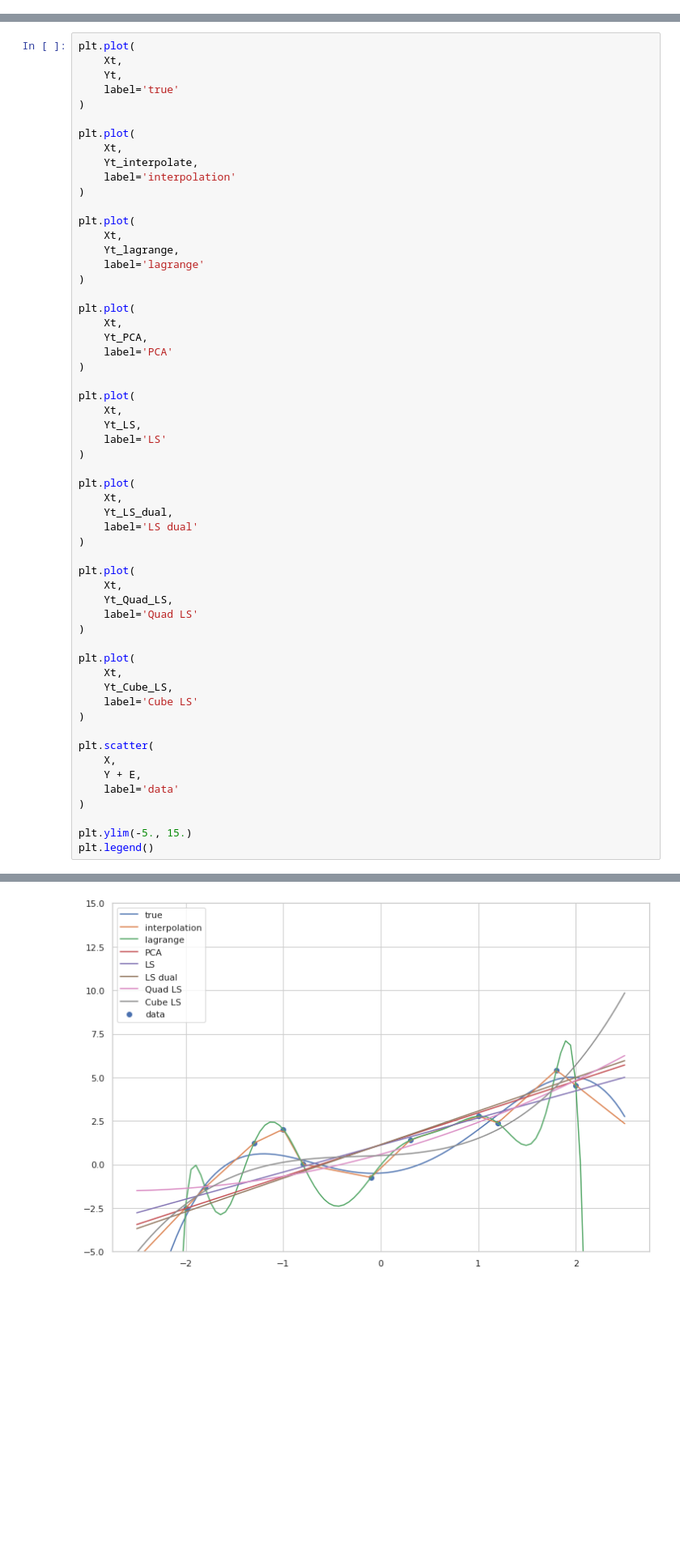
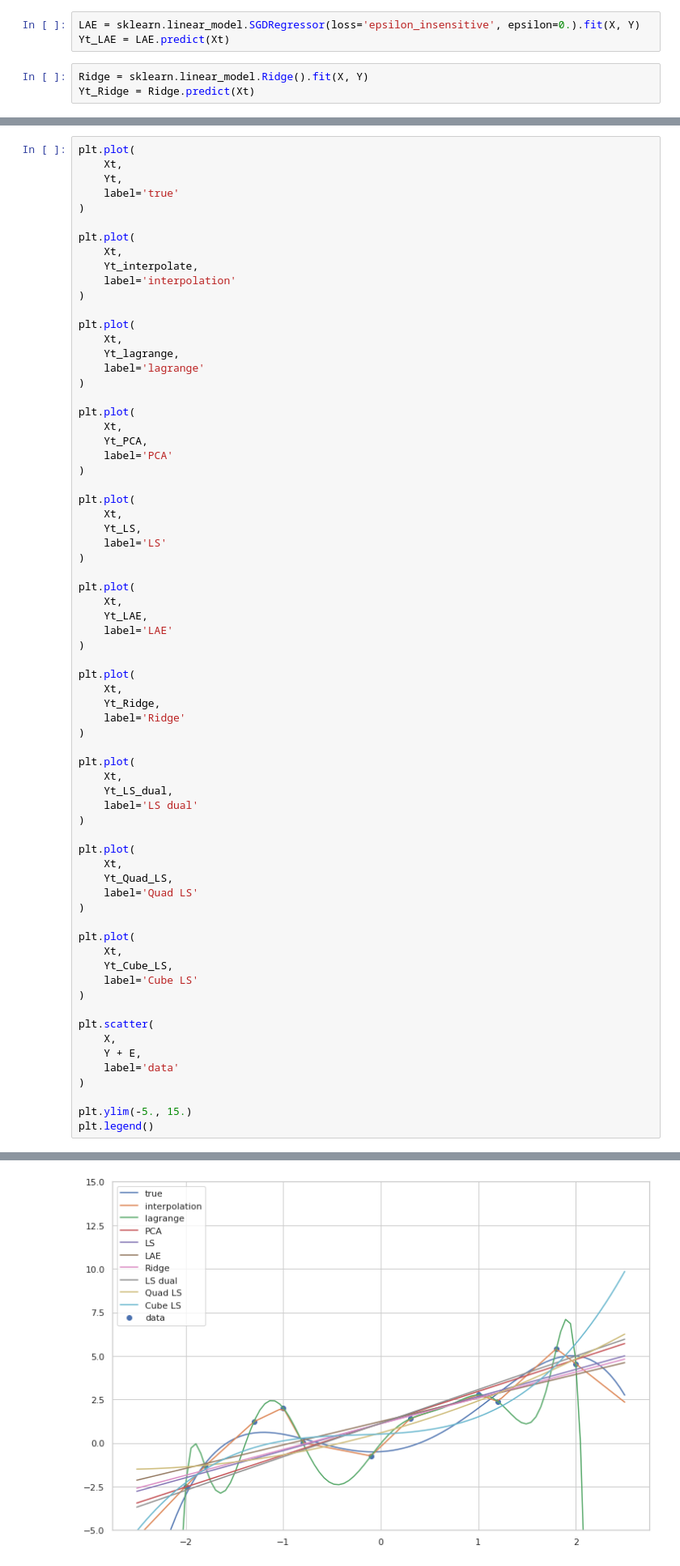
Before and after one commit to mrksr/phd-thesis, a Jupyter notebook: notebooks/10_polynomial_interpolation.ipynb, the cells around one changed output, grey strips where cells are left out. Shown at 81% size. Saved outputs shown, nothing was run; the diff lists cells and outputs as text; blank space fills up the shorter version.

```diff
--- a/notebooks/10_polynomial_interpolation.ipynb
+++ b/notebooks/10_polynomial_interpolation.ipynb
@@ -100,6 +100,12 @@ Yt_PCA = scale * Xt + shift
 # %%
 LS = sklearn.linear_model.LinearRegression().fit(X, Y)
 Yt_LS = LS.predict(Xt)
+# %%
+LAE = sklearn.linear_model.SGDRegressor(loss='epsilon_insensitive', epsilon=0.).fit(X, Y)
+Yt_LAE = LAE.predict(Xt)
+# %%
+Ridge = sklearn.linear_model.Ridge().fit(X, Y)
+Yt_Ridge = Ridge.predict(Xt)
 # %%
 LS_dual = sklearn.linear_model.LinearRegression().fit(Y, X)
 Yt_LS_dual = 1. / LS_dual.coef_ * Xt - LS_dual.intercept_ / LS_dual.coef_
@@ -145,34 +151,46 @@ plt.plot(
 )
 
 plt.plot(
     Xt,
+    Yt_LAE,
+    label='LAE'
+)
+
+plt.plot(
+    Xt,
+    Yt_Ridge,
+    label='Ridge'
+)
+
+plt.plot(
+    Xt,
     Yt_LS_dual,
     label='LS dual'
 )
 
 plt.plot(
     Xt,
     Yt_Quad_LS,
     label='Quad LS'
 )
 
 plt.plot(
     Xt,
     Yt_Cube_LS,
     label='Cube LS'
 )
 
 plt.scatter(
     X,
     Y + E,
     label='data'
 )
 
 plt.ylim(-5., 15.)
 plt.legend()
 # %% [output]
 <matplotlib.legend.Legend at 0x...>
-[figure, old version]
+[figure, new version]
 # %%
 plot_export.to_text(
     export_path / 'test_data.dat',
```
Also changed, not shown: parts of 1 cell of this notebook, 3 other files.
